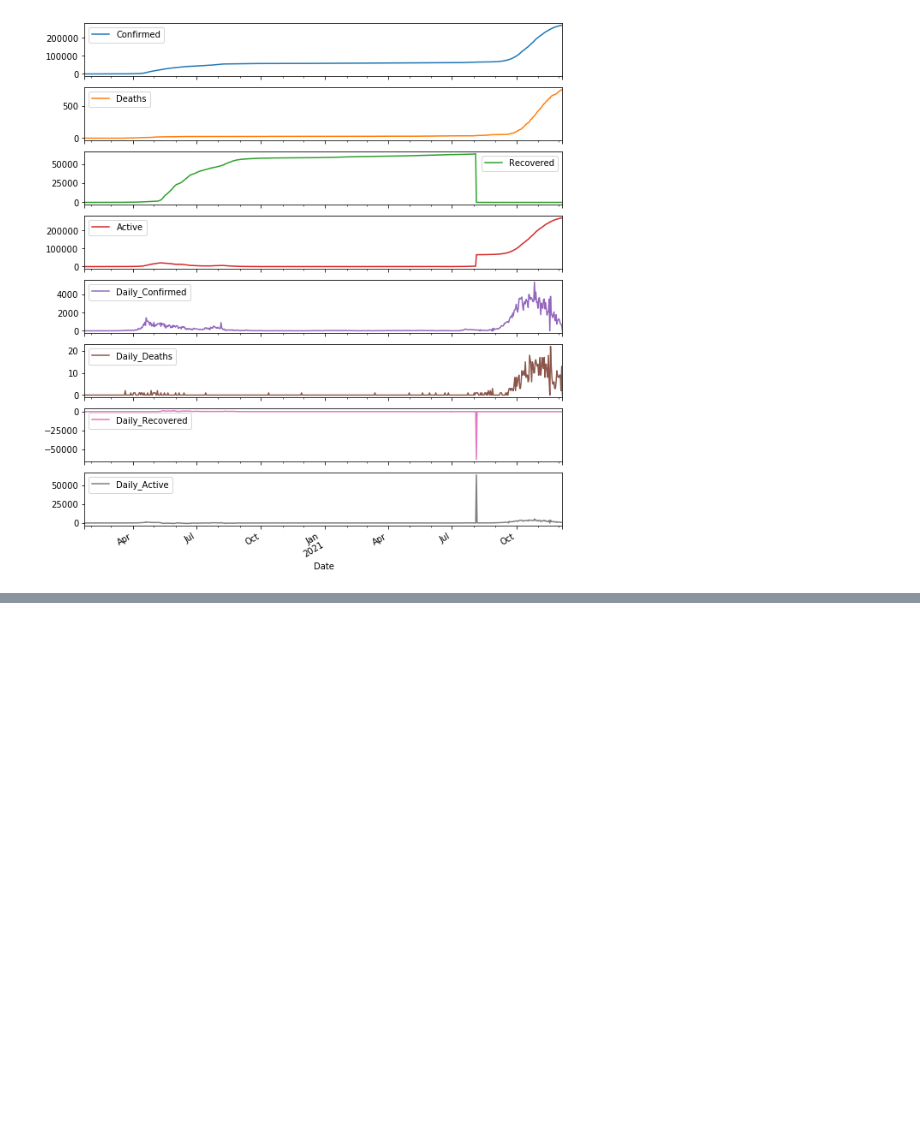
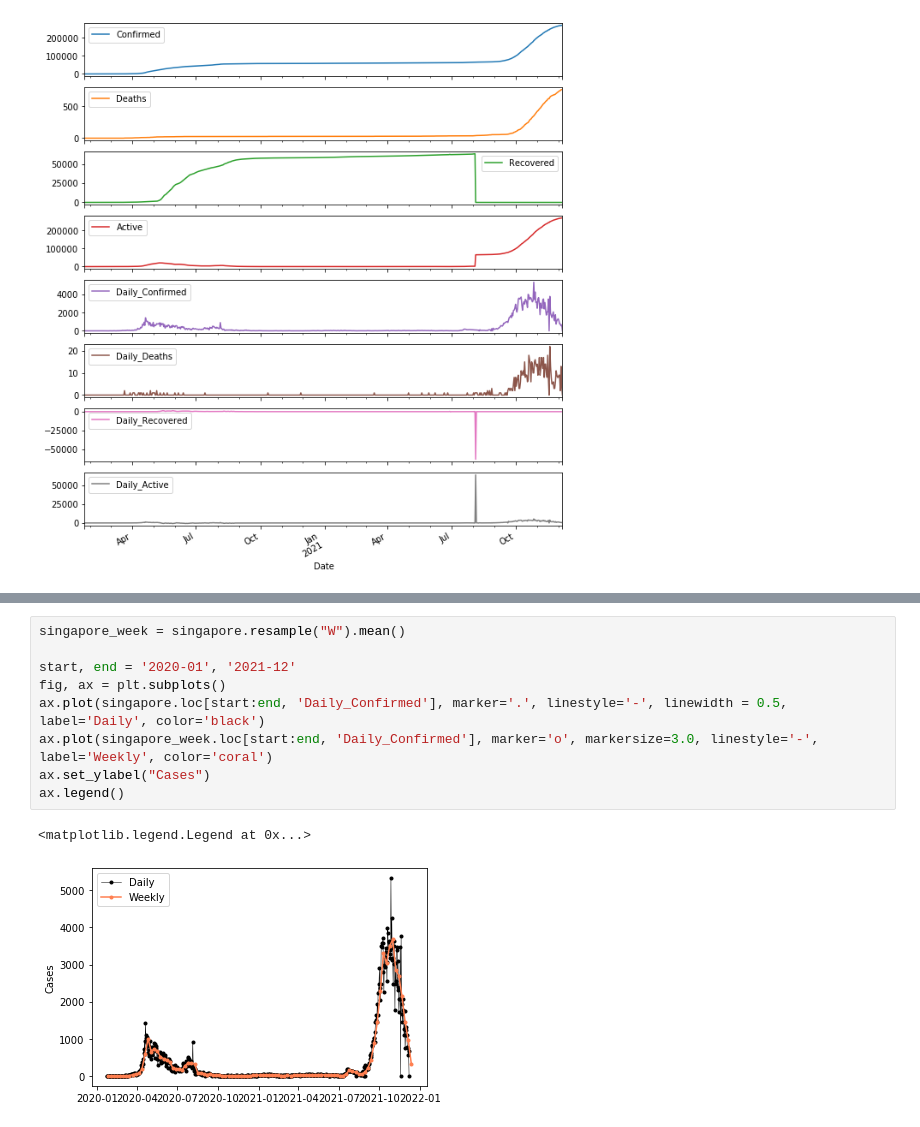
Before and after one commit to thatguylor/dataeng_test02, a Jupyter notebook: Section_4_Charts_And_API/Section_4_notebook.ipynb, the cells around one changed output, grey strips where cells are left out. Saved outputs shown, nothing was run; the diff lists cells and outputs as text; blank space fills up the shorter version.

```diff
--- a/Section_4_Charts_And_API/Section_4_notebook.ipynb
+++ b/Section_4_Charts_And_API/Section_4_notebook.ipynb
@@ -149,0 +213,12 @@ singapore[singapore.Daily_Recovered< 0]
+# %%
+singapore_week = singapore.resample("W").mean()
+
+start, end = '2020-01', '2021-12'
+fig, ax = plt.subplots()
+ax.plot(singapore.loc[start:end, 'Daily_Confirmed'], marker='.', linestyle='-', linewidth = 0.5, label='Daily', color='black')
+ax.plot(singapore_week.loc[start:end, 'Daily_Confirmed'], marker='o', markersize=3.0, linestyle='-', label='Weekly', color='coral')
+ax.set_ylabel("Cases")
+ax.legend()
+# %% [output]
+<matplotlib.legend.Legend at 0x...>
+[figure, added]
```
Also changed, not shown: parts of 19 cells of this notebook.
